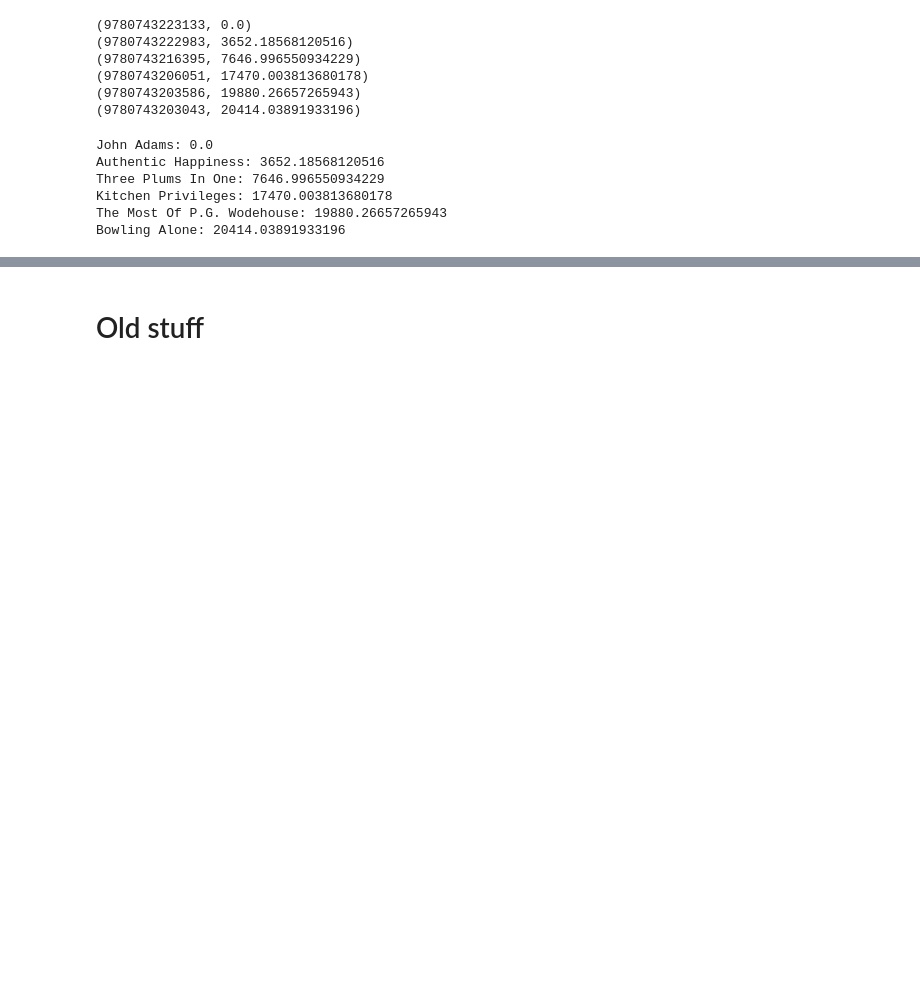
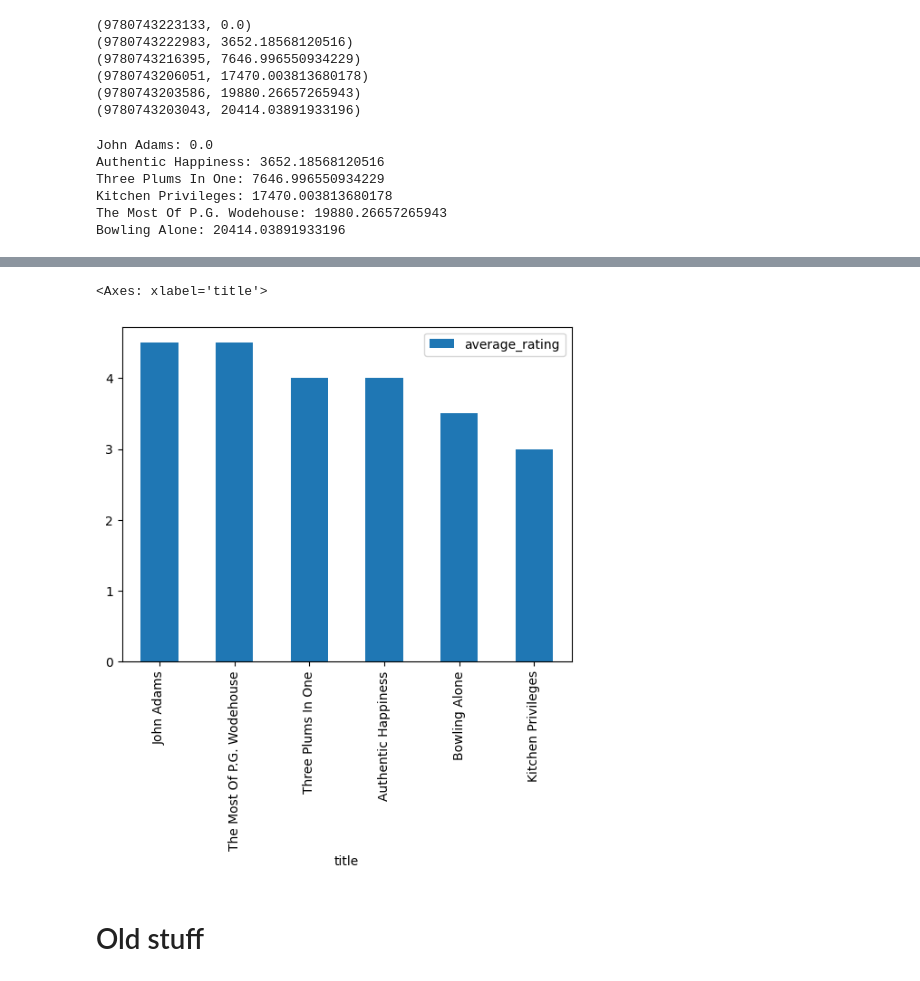
Before and after one commit to manny-pi/inst.414.final-project.repo, a Jupyter notebook: BenWork/BenLookingAtTheData.ipynb, the cells around one changed output, grey strips where cells are left out. Cells and saved outputs as stored; diff of their text form; code cells hidden in the pictures; blank space fills up the shorter version.

```diff
--- a/BenWork/BenLookingAtTheData.ipynb
+++ b/BenWork/BenLookingAtTheData.ipynb
@@ -493,3 +526,8 @@ top5df
+# %%
+g.plot(x='title', y=['average_rating'], kind='bar')
+# %% [output]
+<Axes: xlabel='title'>
+[figure, added]
 # %% [markdown]
 # Old stuff
 # %%
```
Also changed, not shown: parts of 4 cells of this notebook.
